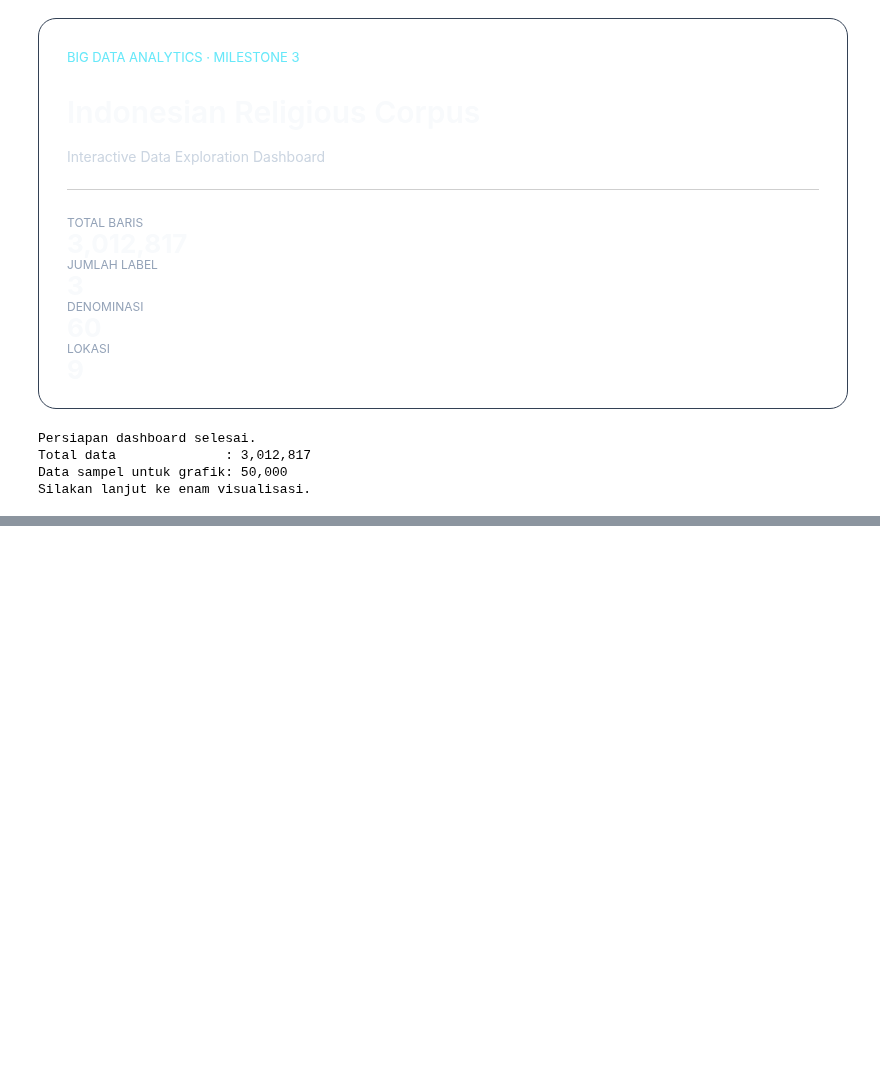
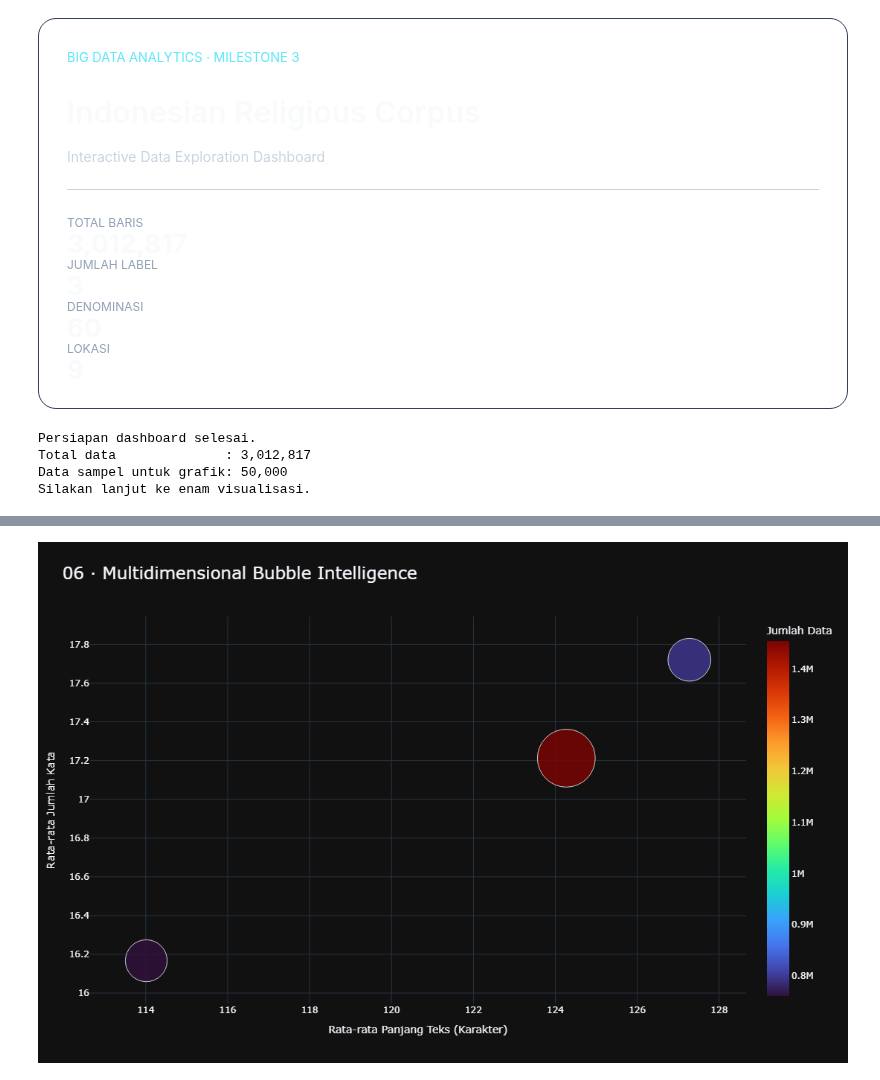
Before and after one commit to dafanusa/tugas1-abd-2026, a Jupyter notebook: notebooks/03_eda_and_insights.ipynb, the cells around one changed output, grey strips where cells are left out. Cells and saved outputs as stored; diff of their text form; code cells hidden in the pictures; blank space fills up the shorter version.

```diff
--- a/notebooks/03_eda_and_insights.ipynb
+++ b/notebooks/03_eda_and_insights.ipynb
@@ -1105,7 +1287,64 @@ fig3.show()
 # %%
-# Visualisasi 6: Analisis Lanjutan / Spasial
-# fig6 = px.scatter_geo(...)
-# fig6.show()
+# ============================================================
+# VISUALISASI 6 — MULTIDIMENSIONAL BUBBLE INTELLIGENCE
+# ============================================================
+
+df_multi = df_label.copy()
+
+df_multi = df_multi.replace(
+    [np.inf, -np.inf],
+    np.nan
+).dropna(
+    subset=["Rata_Karakter", "Rata_Kata"]
+)
+
+# Ukuran gelembung memakai jumlah data
+fig6 = px.scatter(
+    df_multi,
+    x="Rata_Karakter",
+    y="Rata_Kata",
+    size="Jumlah_Data",
+    color="Jumlah_Data",
+    hover_name="Label",
+    size_max=55,
+    color_continuous_scale="Turbo",
+    custom_data=["Label", "Jumlah_Data"],
+    title="06 · Multidimensional Bubble Intelligence",
+    labels={
+        "Rata_Karakter": "Rata-rata Panjang Teks (Karakter)",
+        "Rata_Kata": "Rata-rata Jumlah Kata",
+        "Jumlah_Data": "Jumlah Baris"
+    },
+    hover_data={
+        "Jumlah_Data": ":,",
+        "Rata_Karakter": ":.2f",
+        "Rata_Kata": ":.2f"
+    }
+)
+
+fig6.update_traces(
+    marker=dict(
+        opacity=0.82,
+        line=dict(width=1, color="#F8FAFC")
+    )
+)
+
+fig6.update_layout(
+    template=TEMA,
+    height=700,
+    title=dict(
+        x=0.03,
+        font=dict(size=23)
+    ),
+    coloraxis_colorbar=dict(
+        title="Jumlah Data"
+    ),
+    margin=dict(l=70, r=50, t=100, b=80)
+)
+
+fig6.show()
+# %% [output]
+[figure, added]
 # %% [markdown]
 ## Bagian 4: Rumusan 5 Insight Analitik Utama
 
```
Also changed, not shown: parts of 7 cells of this notebook.
